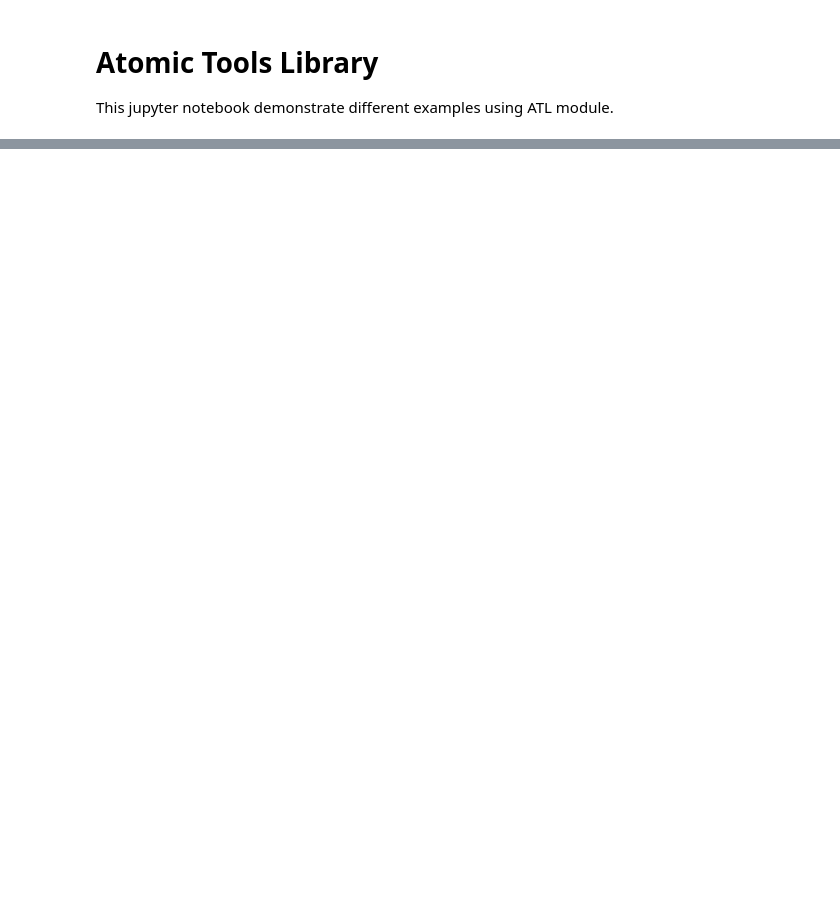
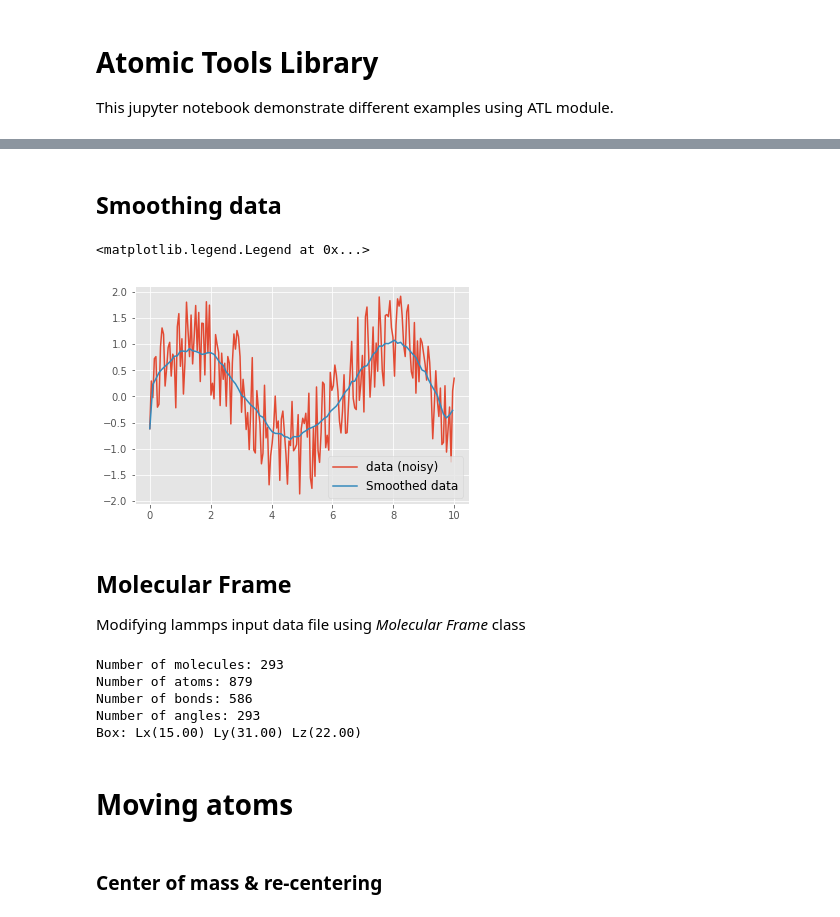
Before and after one commit to hghcomphys/atl, a Jupyter notebook: examples/atl_examples.ipynb, the cells around one changed output, grey strips where cells are left out. Saved outputs shown, nothing was run; the diff lists cells and outputs as text; code cells hidden in the pictures; blank space fills up the shorter version.

```diff
--- a/examples/atl_examples.ipynb
+++ b/examples/atl_examples.ipynb
@@ -106,0 +62,34 @@ print mf
+# %% [markdown]
+## Smoothing data
+# %%
+np.random.seed(1234)
+x  = np.linspace(0.0,10.0,200)
+y  = np.sin(x)+2*(np.random.rand(len(x))-0.5)
+xs, ys = atl.smooth_data(x, y, n_ave=20, step=2)
+
+plt.plot(x, y, label='data (noisy)')
+plt.plot(xs, ys, label='Smoothed data')
+plt.legend(fontsize=12)
+# %% [output]
+<matplotlib.legend.Legend at 0x...>
+[figure, added]
+# %% [markdown]
+## Molecular Frame
+Modifying lammps input data file using *Molecular Frame* class
+# %%
+water = atl.MolecularFrame()
+water.read_lmp('water.data') # reading lammps input file including atoms, bonds, angles, etc.
+
+print ("Number of molecules:", water.n_molecules)
+print ("Number of atoms:", water.n_atoms)
+print ("Number of bonds:", water.n_bonds)
+print ("Number of angles:", water.n_angles)
+print ("Box: Lx(%1.2f) Ly(%1.2f) Lz(%1.2f)"%(water.lx, water.ly, water.lz))
+# %% [output]
+Number of molecules: 293
+Number of atoms: 879
+Number of bonds: 586
+Number of angles: 293
+Box: Lx(15.00) Ly(31.00) Lz(22.00)
+# %% [markdown]
+# Moving atoms
@@ -106,0 +98,2 @@ print mf
+# %% [markdown]
+### Center of mass & re-centering
```
Also changed, not shown: parts of 41 cells of this notebook, 7 other files.
